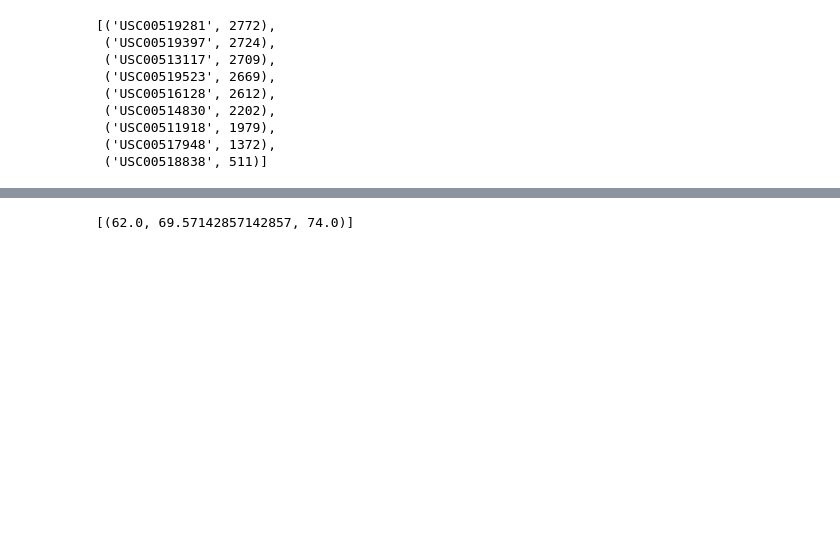
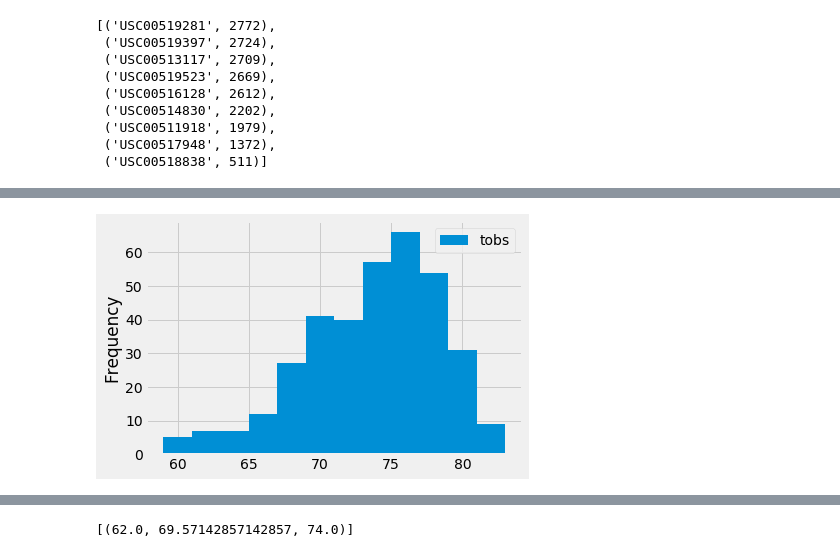
Before and after one commit to normalfactory/DataScience_Assignment_8, a Jupyter notebook: climate_starter.ipynb, the cells around one changed output, grey strips where cells are left out. Saved outputs shown, nothing was run; the diff lists cells and outputs as text; code cells hidden in the pictures; blank space fills up the shorter version.

Commit message:
Completed temperature

```diff
--- a/climate_starter.ipynb
+++ b/climate_starter.ipynb
@@ -223,10 +223,17 @@ activeStations
  ('USC00518838', 511)]
 # %%
 #-- Metadata from Active Station
+
+#- Get Active Station
+activeStationID = activeStations[0][0]
+
+#- Query for Temperature Information
 activeStationTemp = session.query(func.min(Measurement.tobs), \
                                   func.max(Measurement.tobs), \
                                   func.avg(Measurement.tobs))\
-                                .filter(Measurement.station == activeStations[0][0]).all()
+                                .filter(Measurement.station == activeStationID).all()
 
-activeStationTemp
+print(f"Lowest temperature recorded: {activeStationTemp[0][0]}")
+print(f"Highest temperature recorded: {activeStationTemp[0][1]}")
+print(f"Average temperature: {activeStationTemp[0][2]}")
 # %% [output]
@@ -243,6 +243,37 @@ activeStationTemp
 # %%
 # Choose the station with the highest number of temperature observations.
 # Query the last 12 months of temperature observation data for this station and plot the results as a histogram
+# %%
+
+#-- Get Date Range
+#- Get End Date
+activeStationLastObservation = session.query(func.max(Measurement.date))\
+    .filter(Measurement.station == activeStationID).scalar()
+
+activeStationLastObservation
+
+#- Convert to DateTime from String
+activeStationLastDate = datetime.strptime(activeStationLastObservation, '%Y-%m-%d')
+
+
+#- 12 Months from last date
+activeStationStartDate = activeStationLastDate - relativedelta(years=1)
+
+
+#-- Get Records
+activeStationTemps = session.query(Measurement.tobs)\
+                        .filter(Measurement.date.between(activeStationStartDate, activeStationLastDate))\
+                        .filter(Measurement.station == activeStationID).all()
+
+
+#-- Create Data Frame
+activeStationTemps_df = pd.DataFrame(activeStationTemps, columns=['tobs'])
+
+
+#-- Plot Histogram
+activeStationTemps_df.plot.hist(bins = 12)
+# %% [output]
+[figure, added]
 # %% [markdown]
 ![precipitation](Images/station-histogram.png)
 # %%
```
Also changed, not shown: parts of 2 cells of this notebook.
